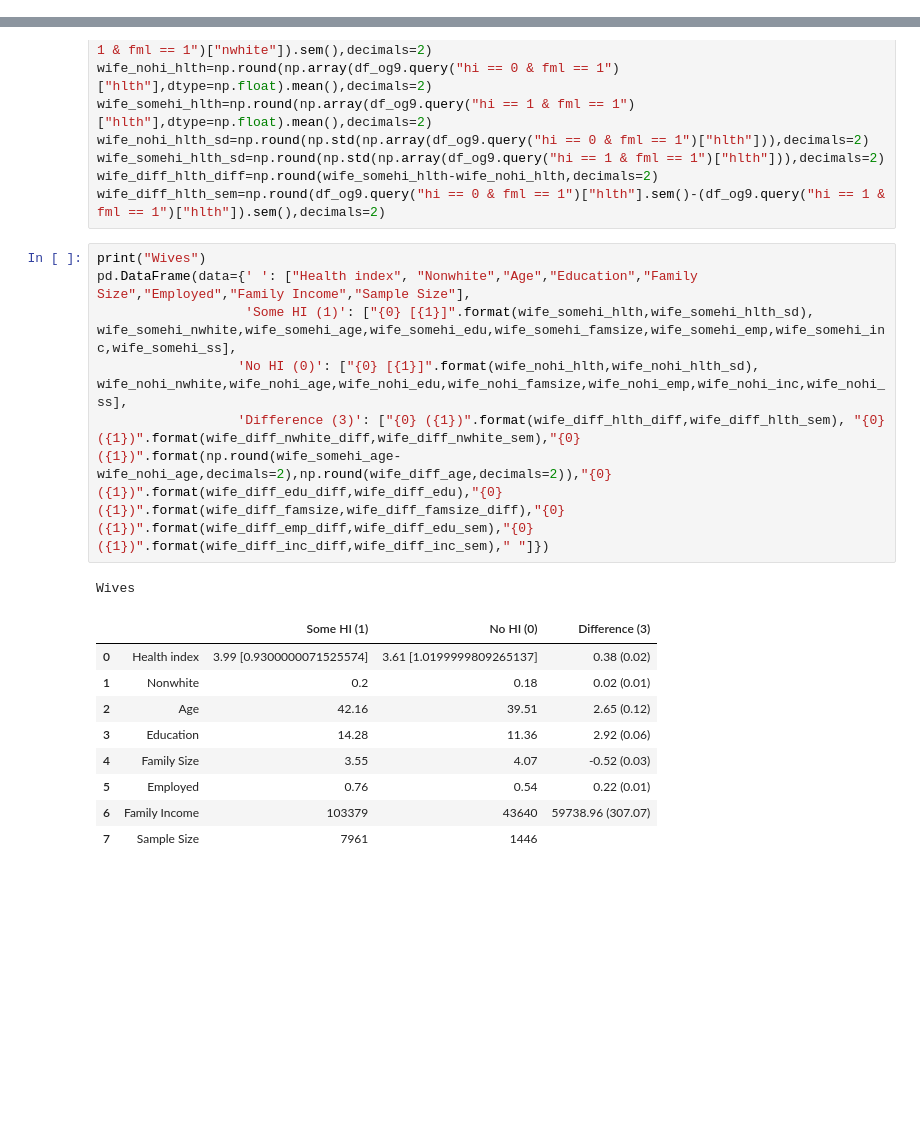
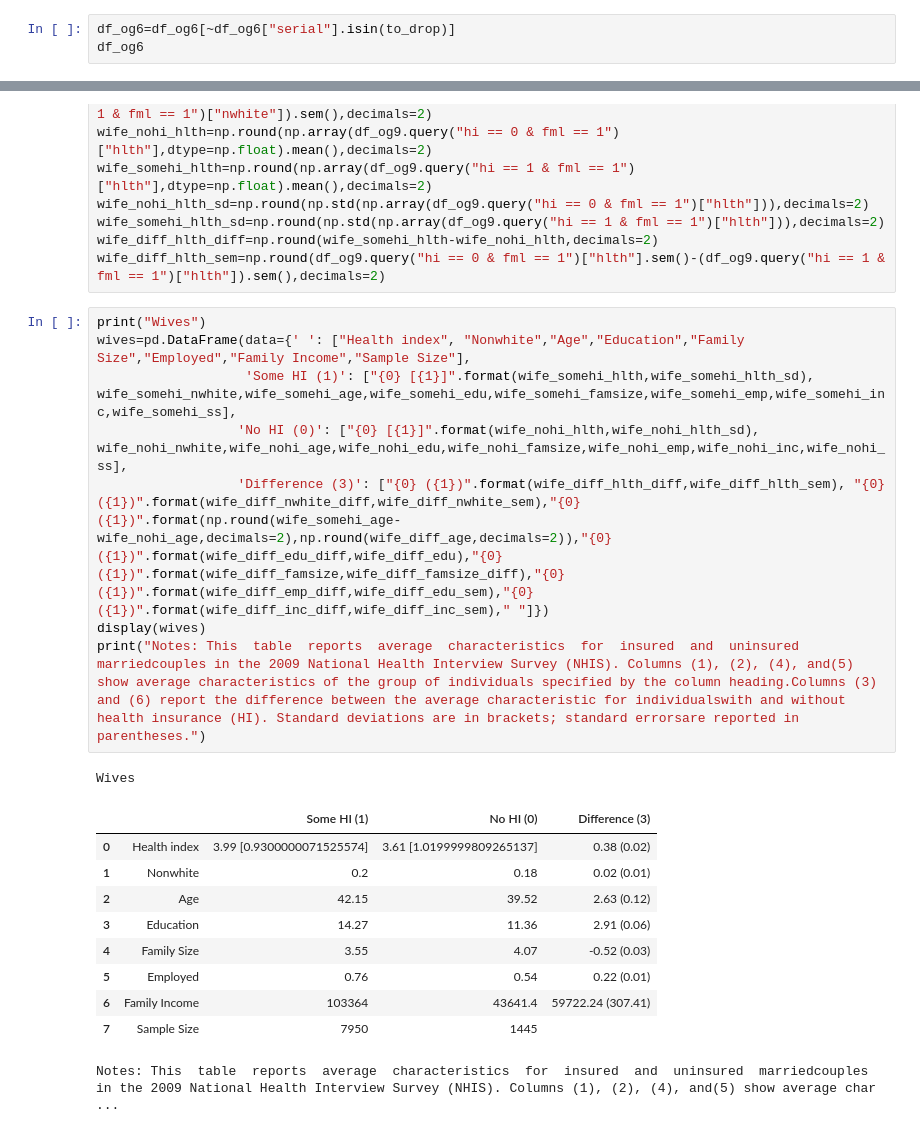
Before and after one commit to ellenrlasko/PS-88-21-DEV, a Jupyter notebook: lab/aaronfolder/masteringMetricsSW.ipynb, the cells around one changed output, grey strips where cells are left out. Drawn from its saved outputs; the diff is of its cells as text; blank space fills up the shorter version.

```diff
--- a/lab/aaronfolder/masteringMetricsSW.ipynb
+++ b/lab/aaronfolder/masteringMetricsSW.ipynb
@@ -44,0 +297,3 @@ df_og6;
+# %%
+df_og6=df_og6[~df_og6["serial"].isin(to_drop)]
+df_og6
@@ -200,18 +481,21 @@ wife_diff_hlth_diff=np.round(wife_somehi_hlth-wife_nohi_hlth,decimals=2)
 wife_diff_hlth_sem=np.round(df_og9.query("hi == 0 & fml == 1")["hlth"].sem()-(df_og9.query("hi == 1 & fml == 1")["hlth"]).sem(),decimals=2)
 # %%
 print("Wives")
-pd.DataFrame(data={' ': ["Health index", "Nonwhite","Age","Education","Family Size","Employed","Family Income","Sample Size"],
+wives=pd.DataFrame(data={' ': ["Health index", "Nonwhite","Age","Education","Family Size","Employed","Family Income","Sample Size"],
                    'Some HI (1)': ["{0} [{1}]".format(wife_somehi_hlth,wife_somehi_hlth_sd), wife_somehi_nwhite,wife_somehi_age,wife_somehi_edu,wife_somehi_famsize,wife_somehi_emp,wife_somehi_inc,wife_somehi_ss],
                   'No HI (0)': ["{0} [{1}]".format(wife_nohi_hlth,wife_nohi_hlth_sd), wife_nohi_nwhite,wife_nohi_age,wife_nohi_edu,wife_nohi_famsize,wife_nohi_emp,wife_nohi_inc,wife_nohi_ss],
                   'Difference (3)': ["{0} ({1})".format(wife_diff_hlth_diff,wife_diff_hlth_sem), "{0} ({1})".format(wife_diff_nwhite_diff,wife_diff_nwhite_sem),"{0} ({1})".format(np.round(wife_somehi_age-wife_nohi_age,decimals=2),np.round(wife_diff_age,decimals=2)),"{0} ({1})".format(wife_diff_edu_diff,wife_diff_edu),"{0} ({1})".format(wife_diff_famsize,wife_diff_famsize_diff),"{0} ({1})".format(wife_diff_emp_diff,wife_diff_edu_sem),"{0} ({1})".format(wife_diff_inc_diff,wife_diff_inc_sem)," "]})
+display(wives)
+print("Notes: This  table  reports  average  characteristics  for  insured  and  uninsured  marriedcouples in the 2009 National Health Interview Survey (NHIS). Columns (1), (2), (4), and(5) show average characteristics of the group of individuals specified by the column heading.Columns (3) and (6) report the difference between the average characteristic for individualswith and without health insurance (HI). Standard deviations are in brackets; standard errorsare reported in parentheses.")
 # %% [output]
 Wives
 |  |  | Some HI (1) | No HI (0) | Difference (3) |
 | 0 | Health index | 3.99 [0.9300000071525574] | 3.61 [1.0199999809265137] | 0.38 (0.02) |
 | 1 | Nonwhite | 0.2 | 0.18 | 0.02 (0.01) |
-| 2 | Age | 42.16 | 39.51 | 2.65 (0.12) |
-| 3 | Education | 14.28 | 11.36 | 2.92 (0.06) |
+| 2 | Age | 42.15 | 39.52 | 2.63 (0.12) |
+| 3 | Education | 14.27 | 11.36 | 2.91 (0.06) |
 | 4 | Family Size | 3.55 | 4.07 | -0.52 (0.03) |
 | 5 | Employed | 0.76 | 0.54 | 0.22 (0.01) |
-| 6 | Family Income | 103379 | 43640 | 59738.96 (307.07) |
-| 7 | Sample Size | 7961 | 1446 |  |
+| 6 | Family Income | 103364 | 43641.4 | 59722.24 (307.41) |
+| 7 | Sample Size | 7950 | 1445 |  |
+Notes: This  table  reports  average  characteristics  for  insured  and  uninsured  marriedcouples in the 2009 National Health Interview Survey (NHIS). Columns (1), (2), (4), and(5) show average char ...
```
Also changed, not shown: parts of 9 cells of this notebook.
